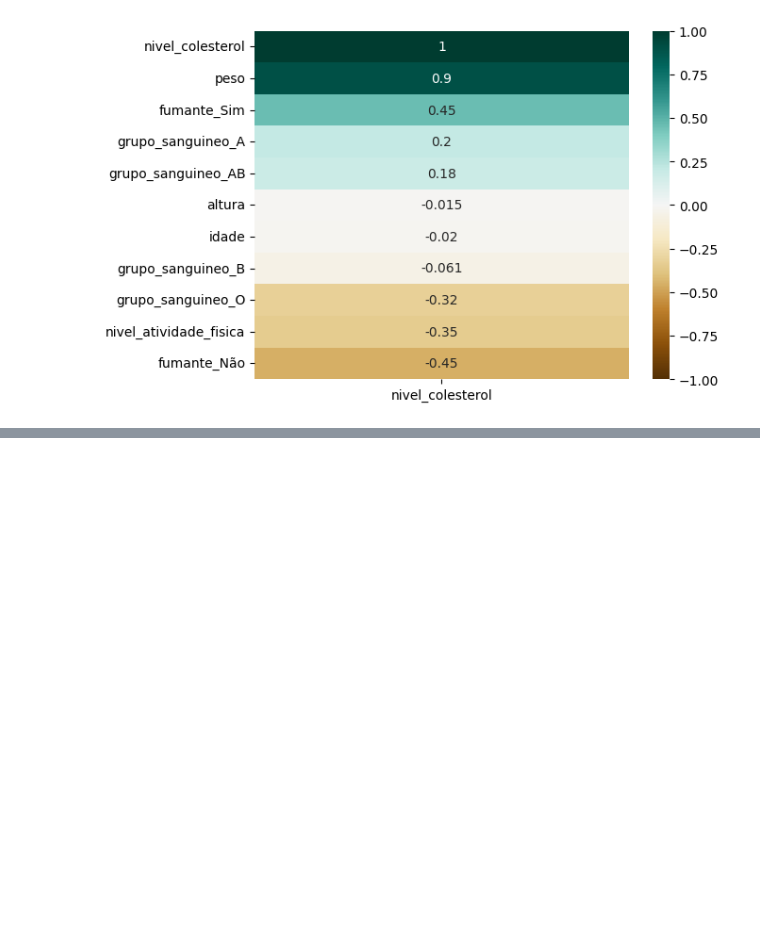
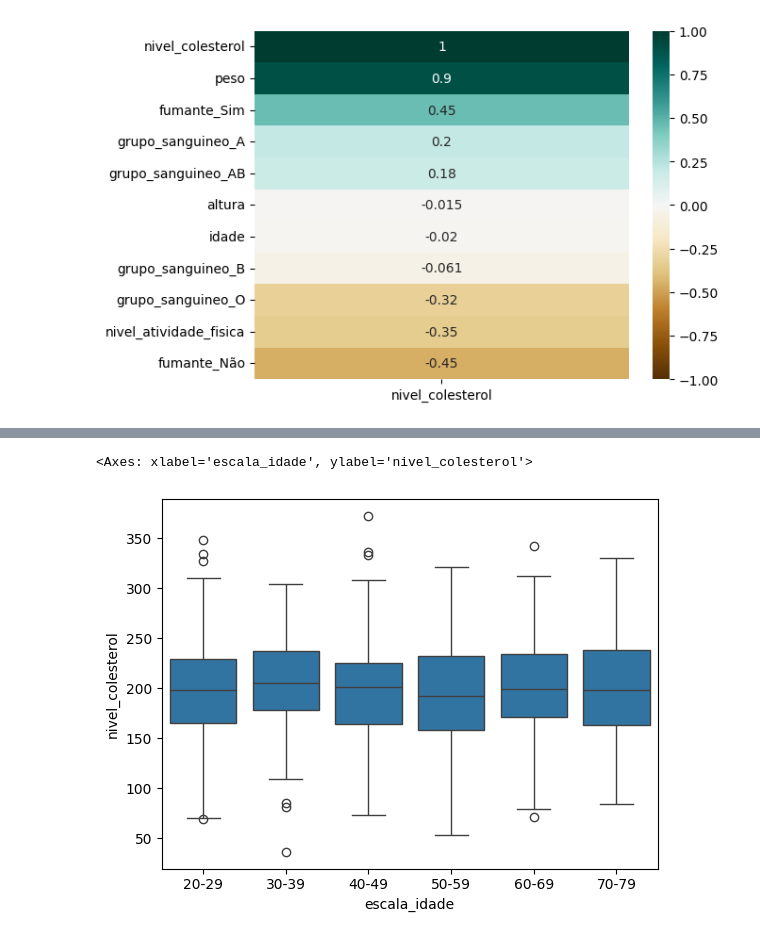
Before and after one commit to soaresmilton/rocketseat_regressao_linear_multipla, a Jupyter notebook: modelo_colesterol.ipynb, the cells around one changed output, grey strips where cells are left out. Drawn from its saved outputs; the diff is of its cells as text; code cells hidden in the pictures; blank space fills up the shorter version.

Commit message:
Bucketing

```diff
--- a/modelo_colesterol.ipynb
+++ b/modelo_colesterol.ipynb
@@ -237,3 +237,9 @@ sns.heatmap(df_colesteral_eda.corr()[['nivel_colesterol']].sort_values(by='nivel
 # %% [output]
 <Axes: >
 [figure]
+# %%
+# Bucketing
+# Analisar ranges de valores de idade ==> Categorizar com uma variavel numérica
+bins_idade = [20, 30, 40, 50, 60, 70, 80]
+labels_idade = ['20-29', '30-39', '40-49', '50-59', '60-69', '70-79']
+df_colesteral_bucketing['escala_idade'] = pd.cut(x=df_colesteral_bucketing['idade'], bins=bins_idade, labels=labels_idade, include_lowest=True)
@@ -239,0 +255,5 @@ sns.heatmap(df_colesteral_eda.corr()[['nivel_colesterol']].sort_values(by='nivel
+# %%
+sns.boxplot(df_colesteral_bucketing, x='escala_idade', y='nivel_colesterol')
+# %% [output]
+<Axes: xlabel='escala_idade', ylabel='nivel_colesterol'>
+[figure, added]
```
Also changed, not shown: parts of 2 cells of this notebook.
